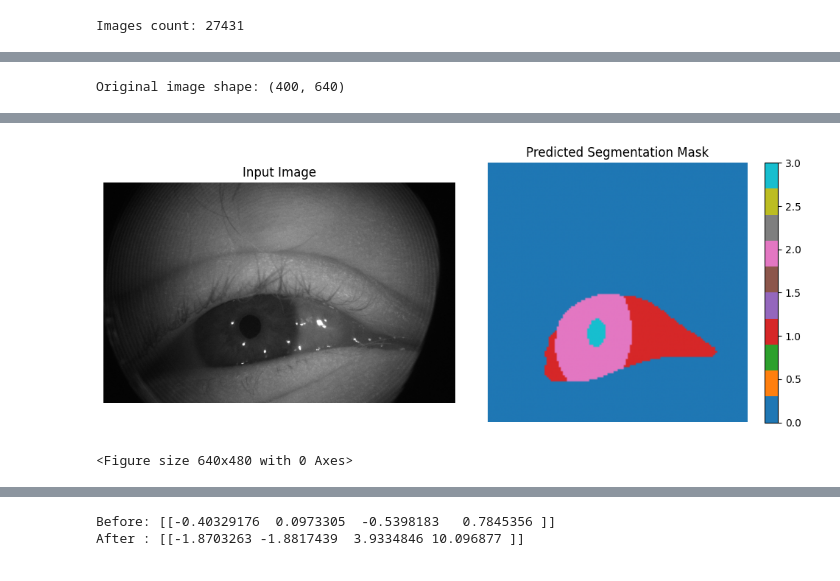
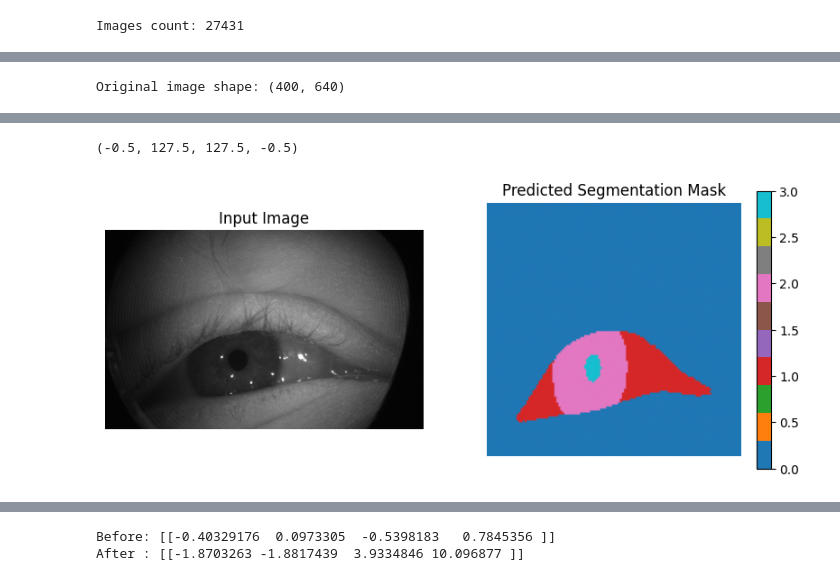
Before and after one commit to yasastharinda9511/GazeEstimation, a Jupyter notebook: privacy_preserving_unet_model.ipynb, the cells around one changed output, grey strips where cells are left out. Cells and saved outputs as stored; diff of their text form; code cells hidden in the pictures.

```diff
--- a/privacy_preserving_unet_model.ipynb
+++ b/privacy_preserving_unet_model.ipynb
@@ -604,10 +754,11 @@ custom_objects = {
             'GaussianNoiseLayer': GaussianNoiseLayer,
             'WeightNoiseLayer': WeightNoiseLayer,
             'FeatureEncryptionLayer': FeatureEncryptionLayer,
+            'LightInvarianceLayer': LightInvarianceLayer,
             'dice_coefficient_multiclass': dice_coefficient_multiclass,
             'iou_metric_multiclass': iou_metric_multiclass,
         }
-model = tf.keras.models.load_model("privacy_preserving_unet_high.h5", custom_objects=custom_objects)
+model = tf.keras.models.load_model("privacy_preserving_unet_medium_light_invariance.h5", custom_objects=custom_objects)
 
 
 # Step 4: Predict with the model
@@ -628,11 +779,6 @@ plt.imshow(predicted_mask, cmap='tab10', vmin=0, vmax=3)
 plt.title("Predicted Segmentation Mask")
 plt.colorbar()
 plt.axis('off')
-
-plt.tight_layout()
-plt.show()
-
-plt.tight_layout()
 # %% [output]
 Original image shape: (400, 640)
 WARNING:absl:Compiled the loaded model, but the compiled metrics have yet to be built. `model.compile_metrics` will be empty until you train or evaluate the model.
@@ -641,3 +786,3 @@ WARNING:absl:Compiled the loaded model, but the compiled metrics have yet to be
 Predicted mask shape: (128, 128)
+(-0.5, 127.5, 127.5, -0.5)
-[figure, old version]
+[figure, new version]
-<Figure size 640x480 with 0 Axes>
```
Also changed, not shown: parts of 11 cells of this notebook, 2 other files.
